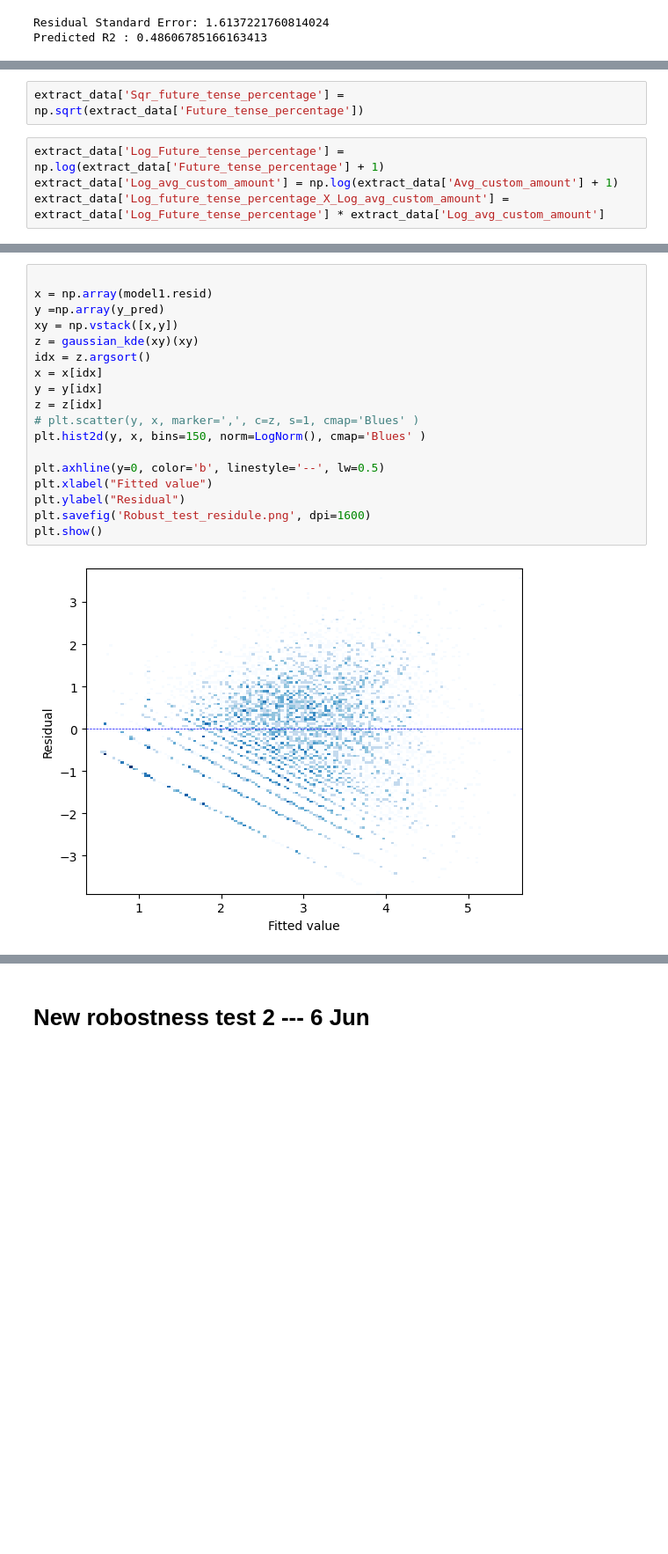
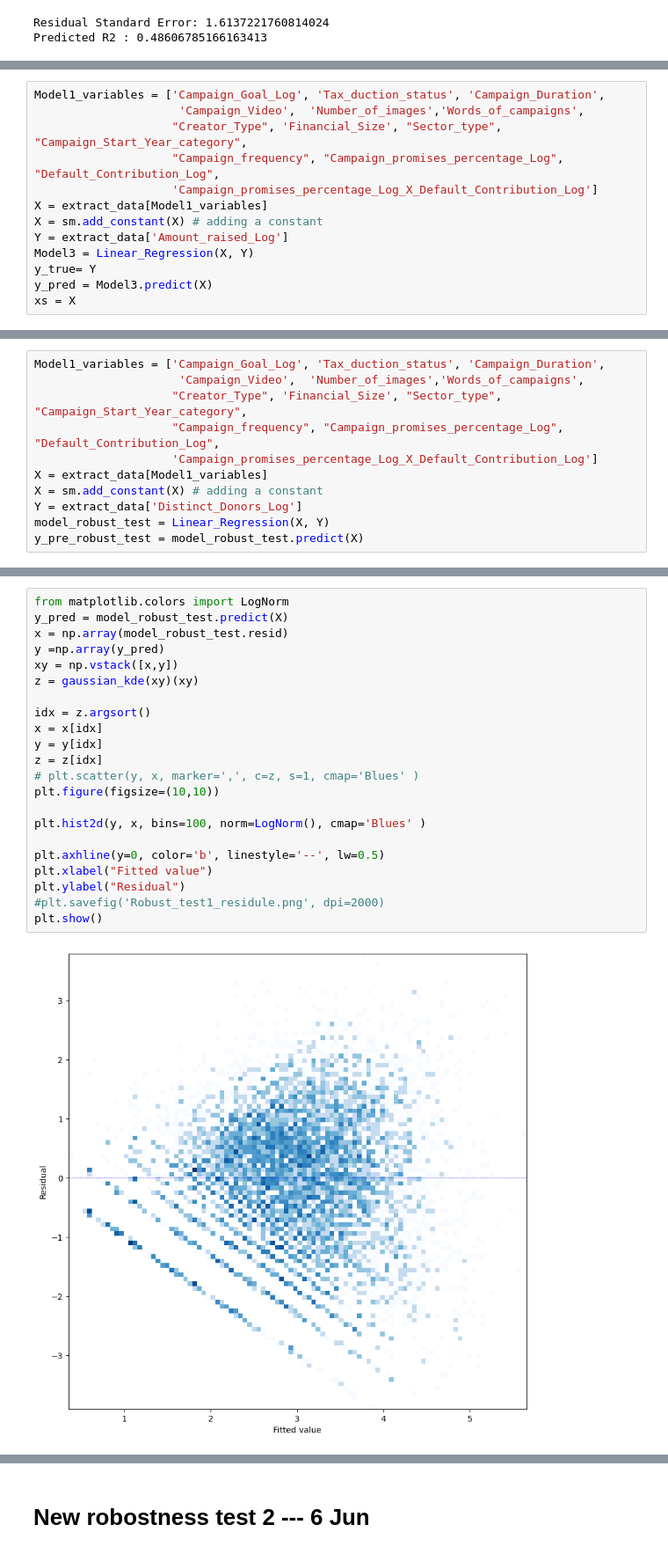
Before and after one commit to VGuoGavin/Leon, a Jupyter notebook: Second Phase/New_codes/New_Version2.ipynb, the cells around one changed output, grey strips where cells are left out. Shown at 88% size. Cells and saved outputs as stored; diff of their text form; blank space fills up the shorter version.

```diff
--- a/Second Phase/New_codes/New_Version2.ipynb
+++ b/Second Phase/New_codes/New_Version2.ipynb
@@ -1888,0 +2096,13 @@ strong multicollinearity or other numerical problems.
+# %%
+Model1_variables = ['Campaign_Goal_Log', 'Tax_duction_status', 'Campaign_Duration',
+                     'Campaign_Video',  'Number_of_images','Words_of_campaigns',
+                    "Creator_Type", 'Financial_Size', "Sector_type", "Campaign_Start_Year_category",
+                    "Campaign_frequency", "Campaign_promises_percentage_Log", "Default_Contribution_Log",
+                    'Campaign_promises_percentage_Log_X_Default_Contribution_Log']
+X = extract_data[Model1_variables]
+X = sm.add_constant(X) # adding a constant
+Y = extract_data['Amount_raised_Log']
+Model3 = Linear_Regression(X, Y)
+y_true= Y
+y_pred = Model3.predict(X)
+xs = X
@@ -1998,6 +2145,0 @@ Predicted R2 : 0.11200001557904404
-# %%
-extract_data['Sqr_future_tense_percentage'] = np.sqrt(extract_data['Future_tense_percentage'])
-# %%
-extract_data['Log_Future_tense_percentage'] = np.log(extract_data['Future_tense_percentage'] + 1)
-extract_data['Log_avg_custom_amount'] = np.log(extract_data['Avg_custom_amount'] + 1)
-extract_data['Log_future_tense_percentage_X_Log_avg_custom_amount'] = extract_data['Log_Future_tense_percentage'] * extract_data['Log_avg_custom_amount']
@@ -2321,0 +2202,11 @@ strong multicollinearity or other numerical problems.
+# %%
+Model1_variables = ['Campaign_Goal_Log', 'Tax_duction_status', 'Campaign_Duration',
+                     'Campaign_Video',  'Number_of_images','Words_of_campaigns',
+                    "Creator_Type", 'Financial_Size', "Sector_type", "Campaign_Start_Year_category",
+                    "Campaign_frequency", "Campaign_promises_percentage_Log", "Default_Contribution_Log",
+                    'Campaign_promises_percentage_Log_X_Default_Contribution_Log']
+X = extract_data[Model1_variables]
+X = sm.add_constant(X) # adding a constant
+Y = extract_data['Distinct_Donors_Log']
+model_robust_test = Linear_Regression(X, Y)
+y_pre_robust_test = model_robust_test.predict(X)
@@ -2322,20 +2237,24 @@ strong multicollinearity or other numerical problems.
 # %%
-
-x = np.array(model1.resid)
+from matplotlib.colors import LogNorm
+y_pred = model_robust_test.predict(X)
+x = np.array(model_robust_test.resid)
 y =np.array(y_pred)
 xy = np.vstack([x,y])
 z = gaussian_kde(xy)(xy)
+
 idx = z.argsort()
 x = x[idx]
 y = y[idx]
 z = z[idx]
 # plt.scatter(y, x, marker=',', c=z, s=1, cmap='Blues' )
-plt.hist2d(y, x, bins=150, norm=LogNorm(), cmap='Blues' )
+plt.figure(figsize=(10,10))
+
+plt.hist2d(y, x, bins=100, norm=LogNorm(), cmap='Blues' )
 
 plt.axhline(y=0, color='b', linestyle='--', lw=0.5)
 plt.xlabel("Fitted value")
 plt.ylabel("Residual")
-plt.savefig('Robust_test_residule.png', dpi=1600)
+#plt.savefig('Robust_test1_residule.png', dpi=2000)
 plt.show()
 # %% [output]
-[figure, old version]
+[figure, new version]
```
Also changed, not shown: parts of 279 cells of this notebook, 7 other files.
